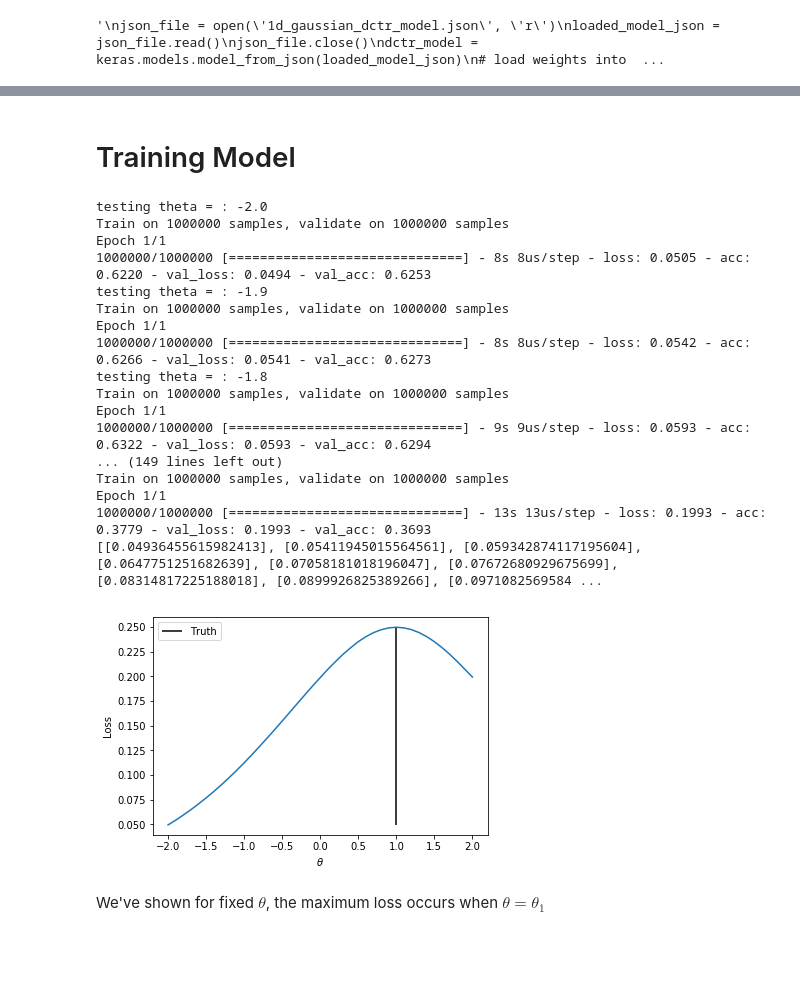
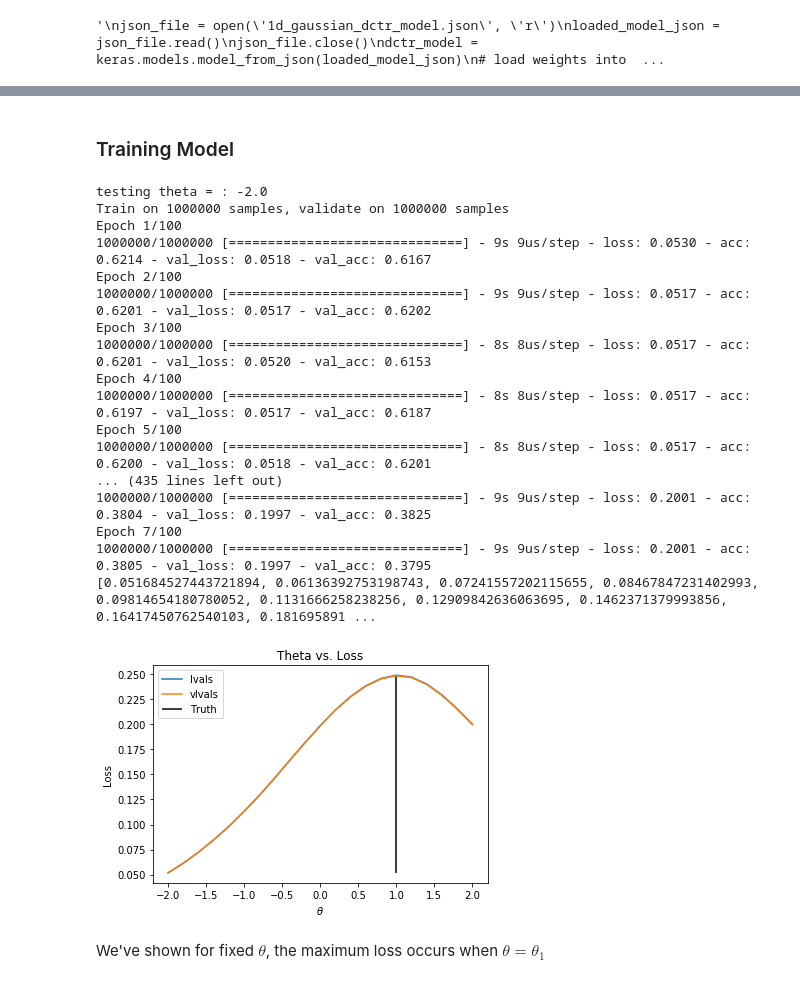
Before and after one commit to hep-lbdl/SRGN, a Jupyter notebook: GaussianExamples/GaussianAltFit-Original(1D).ipynb, the cells around one changed output, grey strips where cells are left out. Drawn from its saved outputs; the diff is of its cells as text; code cells hidden in the pictures; blank space fills up the shorter version.

```diff
--- a/GaussianExamples/GaussianAltFit-Original(1D).ipynb
+++ b/GaussianExamples/GaussianAltFit-Original(1D).ipynb
@@ -193,18 +220 @@ Takes observable from simulation ${\bf \theta_0}$ and weights it to observable f
-# %%
-def reweight(d): #from NN (DCTR)
-    f = dctr_model(d)
-    weights = (f[:,1])/(f[:,0])
-    weights = K.expand_dims(weights, axis = 1)
-    return weights
-
-def analytical_reweight(d): #from analytical formula for normal distributions
-    events = d[:,0]
-    param = d[:,1]
-    weights = K.exp(-(0.5*(events-param)**2)+(0.5*(events-0.0)**2))
-    weights = K.expand_dims(weights, axis = 1)
-    return weights
-# %%
-# Change to True for analytical_reweight
-
-reweight_analytically = True
 # %% [markdown]
@@ -266,47 +280,63 @@ Trainable params: 16,897
 Non-trainable params: 0
 _________________________________________________________________
 # %% [markdown]
-# Training Model
+### Training Model
 # %%
-thetas = np.linspace(-2,2,41)
+thetas = np.linspace(-2, 2, 21)
 lvals = []
+vlvals = []
 
+earlystopping = EarlyStopping(patience=5, restore_best_weights=True)
 
 for theta in thetas:
     print("testing theta = :", theta)
-    model.compile(optimizer='adam', loss=my_loss_wrapper(myinputs,theta),metrics=['accuracy'])
-    model.fit(np.array(X_train), y_train, epochs=1, batch_size=500,validation_data=(np.array(X_test), y_test),verbose=1)
-    lvals+=[model.history.history['val_loss']]
+    model.compile(optimizer='adam',
+                  loss=my_loss_wrapper(myinputs, theta, MSE_loss=True),
+                  metrics=['accuracy'])
+    model.fit(np.array(X_train),
+              y_train,
+              epochs=100,
+              batch_size=500,
+              validation_data=(np.array(X_test), y_test),
+              verbose=1,
+              callbacks=[earlystopping])
+    lvals += [np.min(model.history.history['loss'])]
+    vlvals += [np.min(model.history.history['val_loss'])]
     print
     pass
 print(lvals)
 # %% [output]
 testing theta = : -2.0
 Train on 1000000 samples, validate on 1000000 samples
-Epoch 1/1
-1000000/1000000 [==============================] - 8s 8us/step - loss: 0.0505 - acc: 0.6220 - val_loss: 0.0494 - val_acc: 0.6253
-testing theta = : -1.9
-Train on 1000000 samples, validate on 1000000 samples
-Epoch 1/1
-1000000/1000000 [==============================] - 8s 8us/step - loss: 0.0542 - acc: 0.6266 - val_loss: 0.0541 - val_acc: 0.6273
-testing theta = : -1.8
-Train on 1000000 samples, validate on 1000000 samples
-Epoch 1/1
-1000000/1000000 [==============================] - 9s 9us/step - loss: 0.0593 - acc: 0.6322 - val_loss: 0.0593 - val_acc: 0.6294
-... (149 lines left out)
-Train on 1000000 samples, validate on 1000000 samples
-Epoch 1/1
-1000000/1000000 [==============================] - 13s 13us/step - loss: 0.1993 - acc: 0.3779 - val_loss: 0.1993 - val_acc: 0.3693
-[[0.04936455615982413], [0.05411945015564561], [0.059342874117195604], [0.0647751251682639], [0.07058181018196047], [0.07672680929675699], [0.08314817225188018], [0.0899926825389266], [0.0971082569584 ...
+Epoch 1/100
+1000000/1000000 [==============================] - 9s 9us/step - loss: 0.0530 - acc: 0.6214 - val_loss: 0.0518 - val_acc: 0.6167
+Epoch 2/100
+1000000/1000000 [==============================] - 9s 9us/step - loss: 0.0517 - acc: 0.6201 - val_loss: 0.0517 - val_acc: 0.6202
+Epoch 3/100
+1000000/1000000 [==============================] - 8s 8us/step - loss: 0.0517 - acc: 0.6201 - val_loss: 0.0520 - val_acc: 0.6153
+Epoch 4/100
+1000000/1000000 [==============================] - 8s 8us/step - loss: 0.0517 - acc: 0.6197 - val_loss: 0.0517 - val_acc: 0.6187
+Epoch 5/100
+1000000/1000000 [==============================] - 8s 8us/step - loss: 0.0517 - acc: 0.6200 - val_loss: 0.0518 - val_acc: 0.6201
+... (435 lines left out)
+1000000/1000000 [==============================] - 9s 9us/step - loss: 0.2001 - acc: 0.3804 - val_loss: 0.1997 - val_acc: 0.3825
+Epoch 7/100
+1000000/1000000 [==============================] - 9s 9us/step - loss: 0.2001 - acc: 0.3805 - val_loss: 0.1997 - val_acc: 0.3795
+[0.051684527443721894, 0.06136392753198743, 0.07241557202115655, 0.08467847231402993, 0.09814654180780052, 0.1131666258238256, 0.12909842636063695, 0.1462371379993856, 0.16417450762540103, 0.181695891 ...
 # %%
-plt.plot(thetas,lvals)
+plt.title("Theta vs. Loss")
+plt.plot(thetas, lvals, label='lvals')
+plt.plot(thetas, vlvals, label='vlvals')
 plt.xlabel(r'$\theta$')
 plt.ylabel('Loss')
-plt.vlines(np.mean(theta1), ymin = np.min(lvals), ymax = np.max(lvals), label = 'Truth')
+plt.vlines(np.mean(theta1),
+           ymin=np.min(lvals),
+           ymax=np.max(lvals),
+           label='Truth')
 plt.legend()
 plt.show()
 # %% [output]
-[figure, old version]
+[figure, new version]
 # %% [markdown]
 We've shown for fixed $\theta$, the maximum loss occurs when $\theta=\theta_1$
 # %% [markdown]
```
Also changed, not shown: parts of 26 cells of this notebook, 2 other files.
